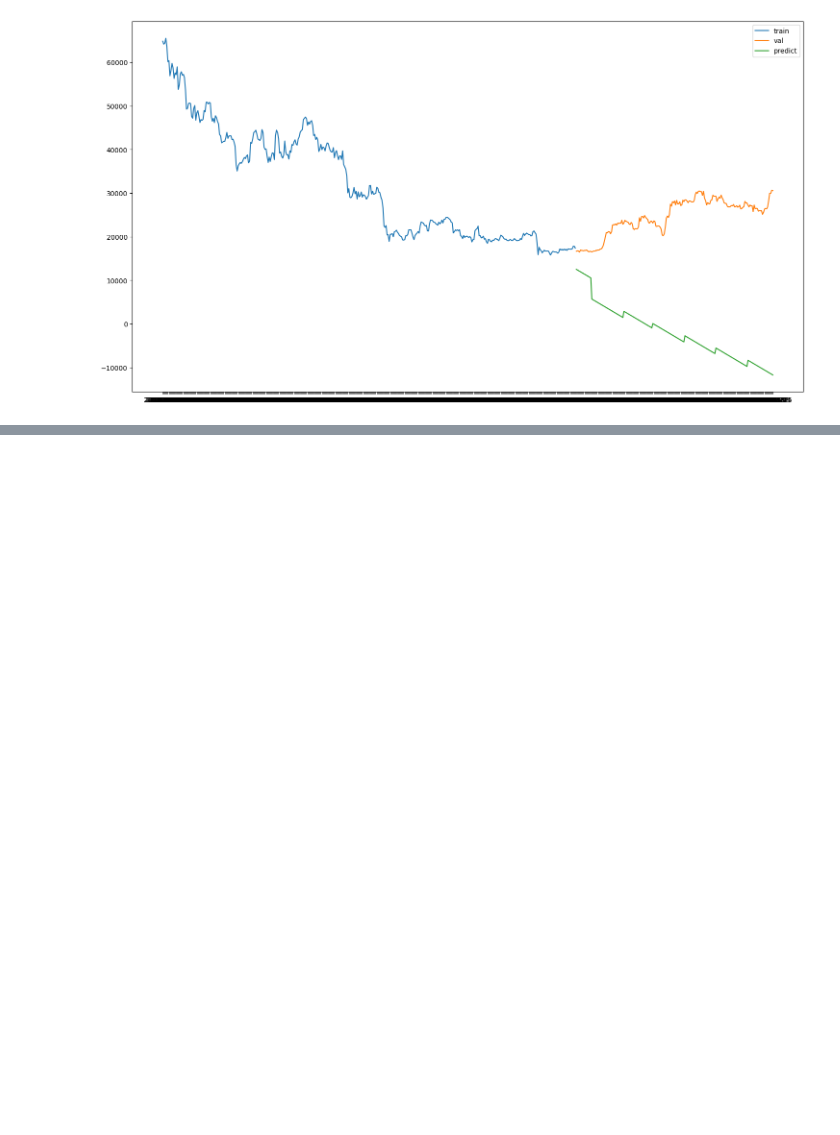
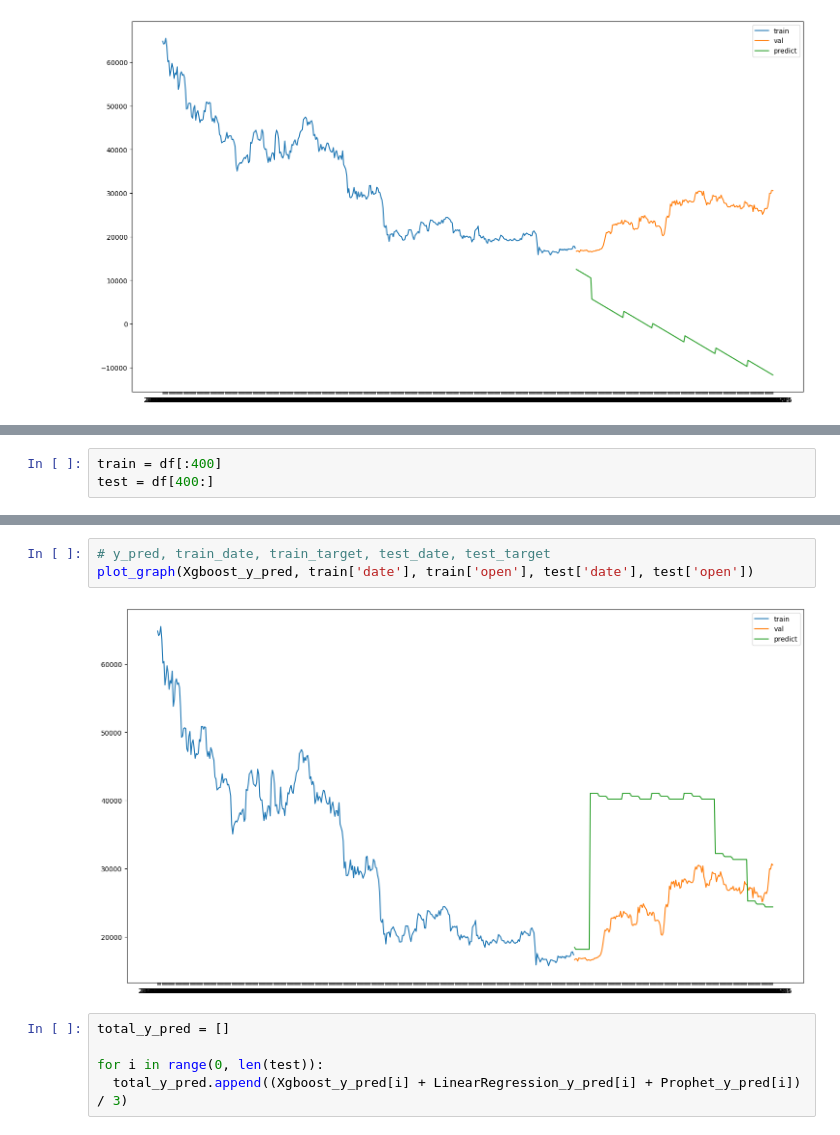
Before and after one commit to Vadimcha/SomeStuff, a Jupyter notebook: Bitcoin_predict.ipynb, the cells around one changed output, grey strips where cells are left out. Drawn from its saved outputs; the diff is of its cells as text; blank space fills up the shorter version.

```diff
--- a/Bitcoin_predict.ipynb
+++ b/Bitcoin_predict.ipynb
@@ -186,0 +178,3 @@ print(MSE(test['open'], LinearRegression_y_pred))
+# %%
+train = df[:400]
+test = df[400:]
@@ -186,0 +232,10 @@ print(MSE(test['open'], LinearRegression_y_pred))
+# %%
+# y_pred, train_date, train_target, test_date, test_target
+plot_graph(Xgboost_y_pred, train['date'], train['open'], test['date'], test['open'])
+# %% [output]
+[figure, added]
+# %%
+total_y_pred = []
+
+for i in range(0, len(test)):
+  total_y_pred.append((Xgboost_y_pred[i] + LinearRegression_y_pred[i] + Prophet_y_pred[i]) / 3)
```
Also changed, not shown: parts of 5 cells of this notebook.
